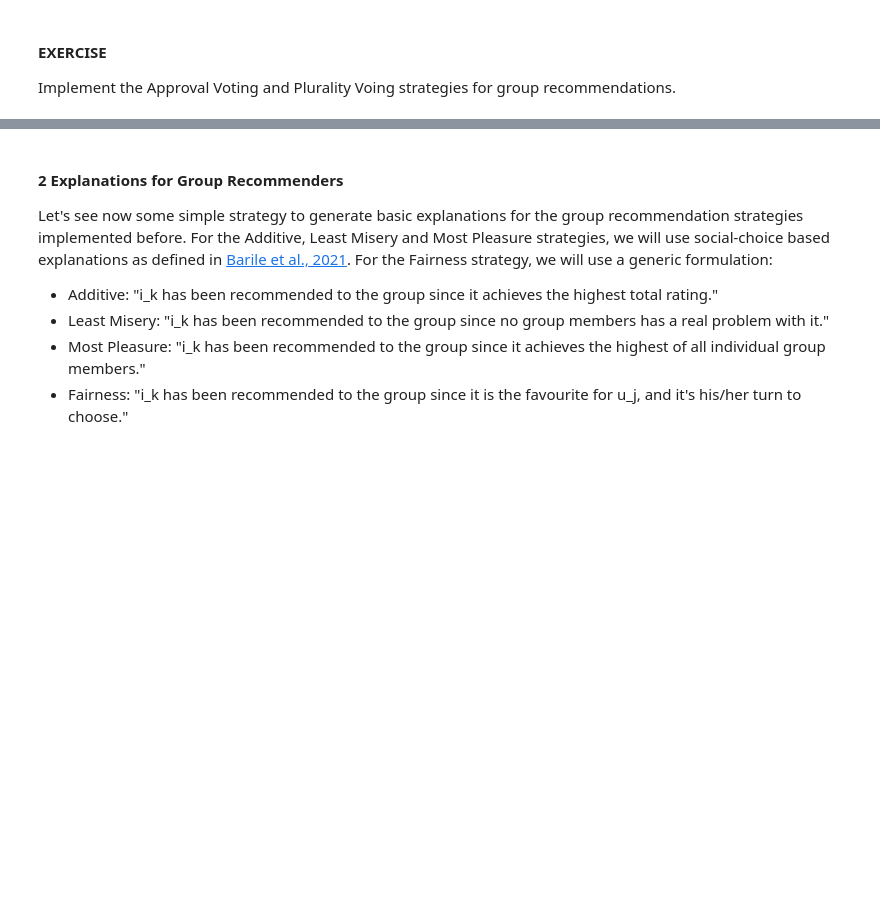
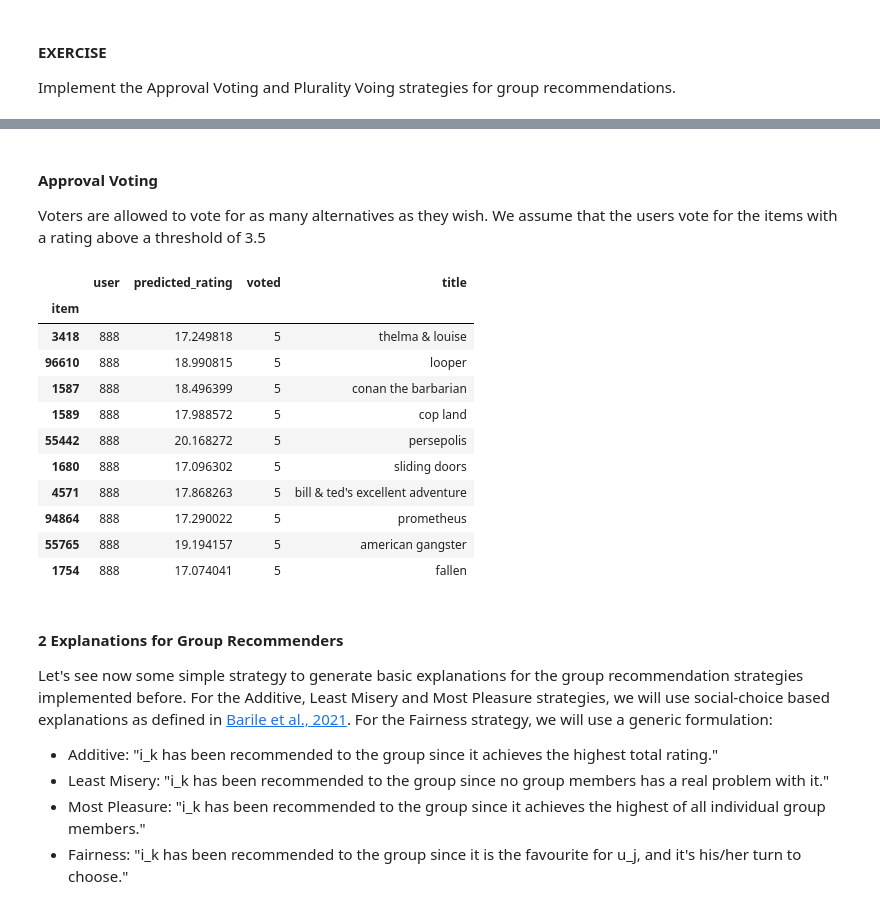
Before and after one commit to barnap/recsys-um-labs, a Jupyter notebook: Lab2/Tutorial Lab 2.ipynb, the cells around one changed output, grey strips where cells are left out. Drawn from its saved outputs; the diff is of its cells as text; code cells hidden in the pictures; blank space fills up the shorter version.

```diff
--- a/Lab2/Tutorial Lab 2.ipynb
+++ b/Lab2/Tutorial Lab 2.ipynb
@@ -205,3 +323,28 @@ Implement the Approval Voting and Plurality Voing strategies for group recommend
+# %% [markdown]
+#### Approval Voting
+
+Voters are allowed to vote for as many alternatives as they wish. We assume that the users vote for the items with a rating above a threshold of 3.5
+# %%
+group_unseen_temp_df = group_unseen_df.copy()
+group_unseen_temp_df['voted'] = group_unseen_temp_df['predicted_rating'].apply(lambda x: 1 if x>3 else 0)
+
+approval_df = group_unseen_temp_df.groupby('item').sum()
+approval_df = approval_df.sort_values(by="voted", ascending=False)
+approval_df = approval_df.join(movies_df['title'], on='item')
+display(approval_df.head(10))
+# %% [output]
+|  | user | predicted_rating | voted | title |
+| item |  |  |  |  |
+| 3418 | 888 | 17.249818 | 5 | thelma & louise |
+| 96610 | 888 | 18.990815 | 5 | looper |
+| 1587 | 888 | 18.496399 | 5 | conan the barbarian |
+| 1589 | 888 | 17.988572 | 5 | cop land |
+| 55442 | 888 | 20.168272 | 5 | persepolis |
+| 1680 | 888 | 17.096302 | 5 | sliding doors |
+| 4571 | 888 | 17.868263 | 5 | bill & ted's excellent adventure |
+| 94864 | 888 | 17.290022 | 5 | prometheus |
+| 55765 | 888 | 19.194157 | 5 | american gangster |
+| 1754 | 888 | 17.074041 | 5 | fallen |
 # %% [markdown]
 #### 2 Explanations for Group Recommenders
 
```
Also changed, not shown: parts of 13 cells of this notebook, 1 other file.
